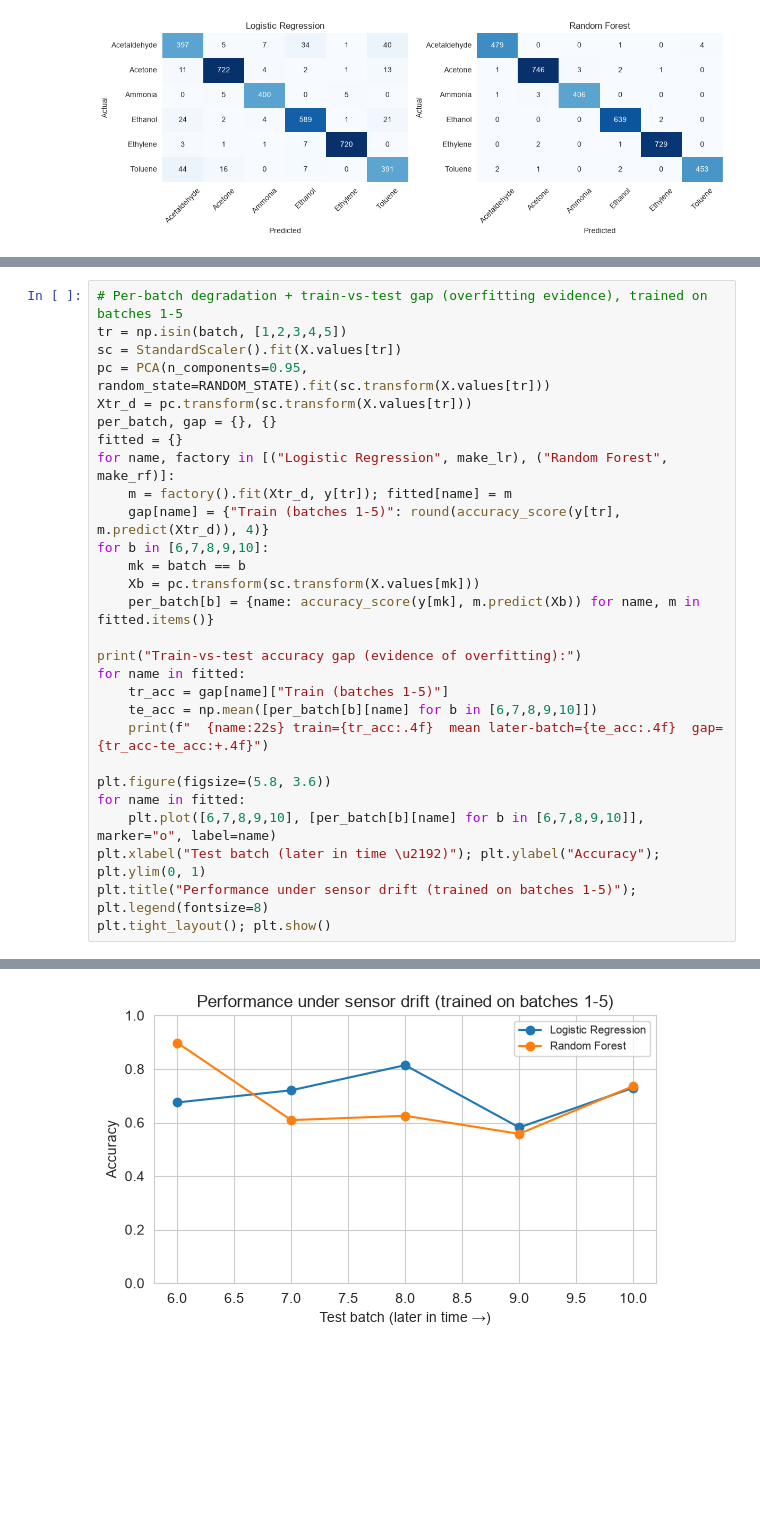
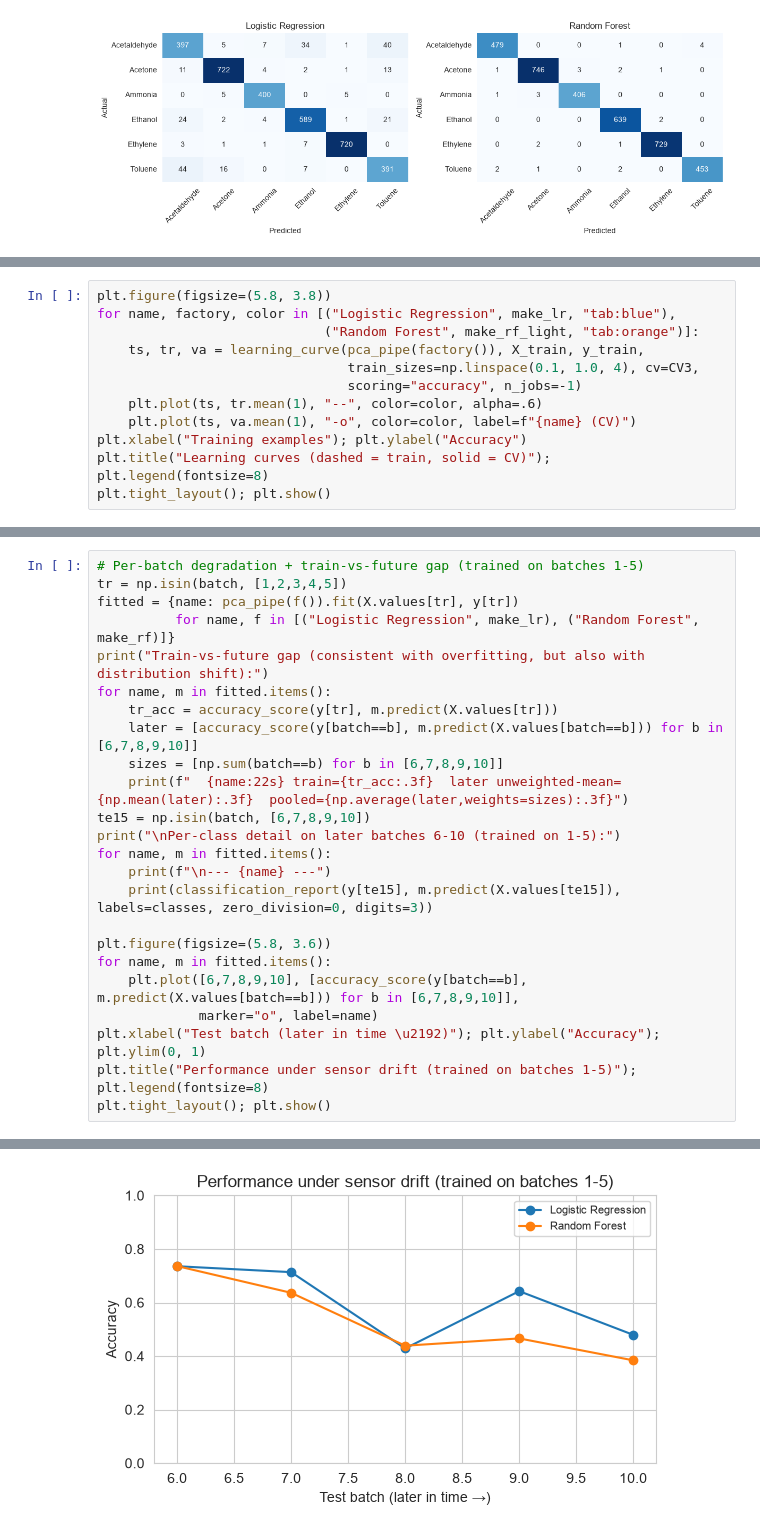
Before and after one commit to IT21361036/FML-Assignment, a Jupyter notebook: FML_Assignment.ipynb, the cells around one changed output, grey strips where cells are left out. Saved outputs shown, nothing was run; the diff lists cells and outputs as text; blank space fills up the shorter version.

```diff
--- a/FML_Assignment.ipynb
+++ b/FML_Assignment.ipynb
@@ -630,0 +623,12 @@ plt.tight_layout(); plt.show()
+# %%
+plt.figure(figsize=(5.8, 3.8))
+for name, factory, color in [("Logistic Regression", make_lr, "tab:blue"),
+                             ("Random Forest", make_rf_light, "tab:orange")]:
+    ts, tr, va = learning_curve(pca_pipe(factory()), X_train, y_train,
+                                train_sizes=np.linspace(0.1, 1.0, 4), cv=CV3,
+                                scoring="accuracy", n_jobs=-1)
+    plt.plot(ts, tr.mean(1), "--", color=color, alpha=.6)
+    plt.plot(ts, va.mean(1), "-o", color=color, label=f"{name} (CV)")
+plt.xlabel("Training examples"); plt.ylabel("Accuracy")
+plt.title("Learning curves (dashed = train, solid = CV)"); plt.legend(fontsize=8)
+plt.tight_layout(); plt.show()
@@ -665,28 +675,24 @@ For reference, the random-split accuracy was ~0.99 for both models.
 # %%
-# Per-batch degradation + train-vs-test gap (overfitting evidence), trained on batches 1-5
+# Per-batch degradation + train-vs-future gap (trained on batches 1-5)
 tr = np.isin(batch, [1,2,3,4,5])
-sc = StandardScaler().fit(X.values[tr])
-pc = PCA(n_components=0.95, random_state=RANDOM_STATE).fit(sc.transform(X.values[tr]))
-Xtr_d = pc.transform(sc.transform(X.values[tr]))
-per_batch, gap = {}, {}
-fitted = {}
-for name, factory in [("Logistic Regression", make_lr), ("Random Forest", make_rf)]:
-    m = factory().fit(Xtr_d, y[tr]); fitted[name] = m
-    gap[name] = {"Train (batches 1-5)": round(accuracy_score(y[tr], m.predict(Xtr_d)), 4)}
-for b in [6,7,8,9,10]:
-    mk = batch == b
-    Xb = pc.transform(sc.transform(X.values[mk]))
-    per_batch[b] = {name: accuracy_score(y[mk], m.predict(Xb)) for name, m in fitted.items()}
-
-print("Train-vs-test accuracy gap (evidence of overfitting):")
-for name in fitted:
-    tr_acc = gap[name]["Train (batches 1-5)"]
-    te_acc = np.mean([per_batch[b][name] for b in [6,7,8,9,10]])
-    print(f"  {name:22s} train={tr_acc:.4f}  mean later-batch={te_acc:.4f}  gap={tr_acc-te_acc:+.4f}")
+fitted = {name: pca_pipe(f()).fit(X.values[tr], y[tr])
+          for name, f in [("Logistic Regression", make_lr), ("Random Forest", make_rf)]}
+print("Train-vs-future gap (consistent with overfitting, but also with distribution shift):")
+for name, m in fitted.items():
+    tr_acc = accuracy_score(y[tr], m.predict(X.values[tr]))
+    later = [accuracy_score(y[batch==b], m.predict(X.values[batch==b])) for b in [6,7,8,9,10]]
+    sizes = [np.sum(batch==b) for b in [6,7,8,9,10]]
+    print(f"  {name:22s} train={tr_acc:.3f}  later unweighted-mean={np.mean(later):.3f}  pooled={np.average(later,weights=sizes):.3f}")
+te15 = np.isin(batch, [6,7,8,9,10])
+print("\nPer-class detail on later batches 6-10 (trained on 1-5):")
+for name, m in fitted.items():
+    print(f"\n--- {name} ---")
+    print(classification_report(y[te15], m.predict(X.values[te15]), labels=classes, zero_division=0, digits=3))
 
 plt.figure(figsize=(5.8, 3.6))
-for name in fitted:
-    plt.plot([6,7,8,9,10], [per_batch[b][name] for b in [6,7,8,9,10]], marker="o", label=name)
+for name, m in fitted.items():
+    plt.plot([6,7,8,9,10], [accuracy_score(y[batch==b], m.predict(X.values[batch==b])) for b in [6,7,8,9,10]],
+             marker="o", label=name)
 plt.xlabel("Test batch (later in time \u2192)"); plt.ylabel("Accuracy"); plt.ylim(0, 1)
 plt.title("Performance under sensor drift (trained on batches 1-5)"); plt.legend(fontsize=8)
 plt.tight_layout(); plt.show()
@@ -697 +717 @@ Train-vs-test accuracy gap (evidence of overfitting):
-[figure, old version]
+[figure, new version]
```
Also changed, not shown: parts of 20 cells of this notebook.
